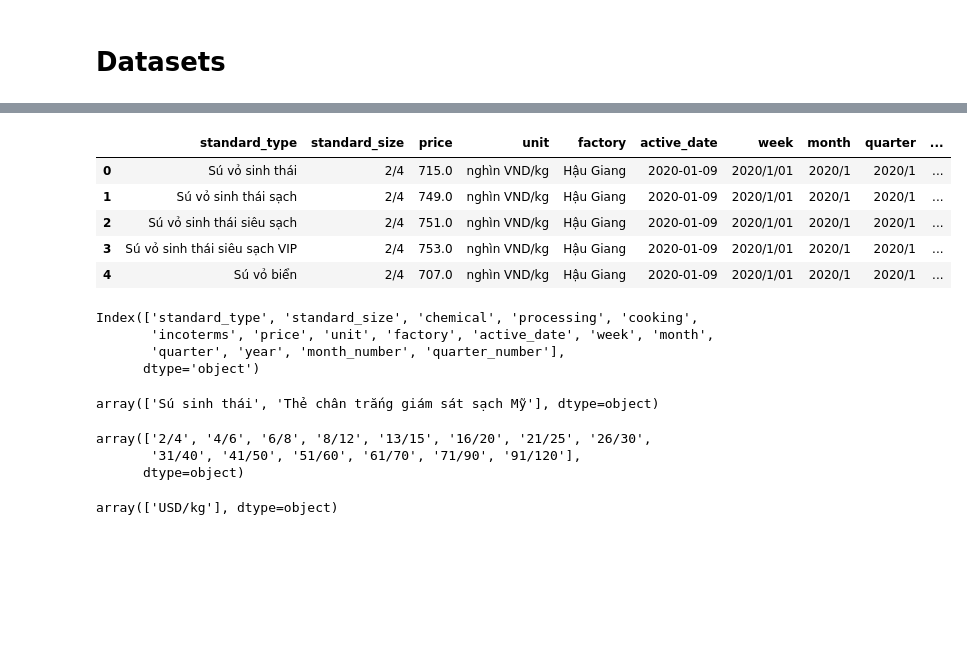
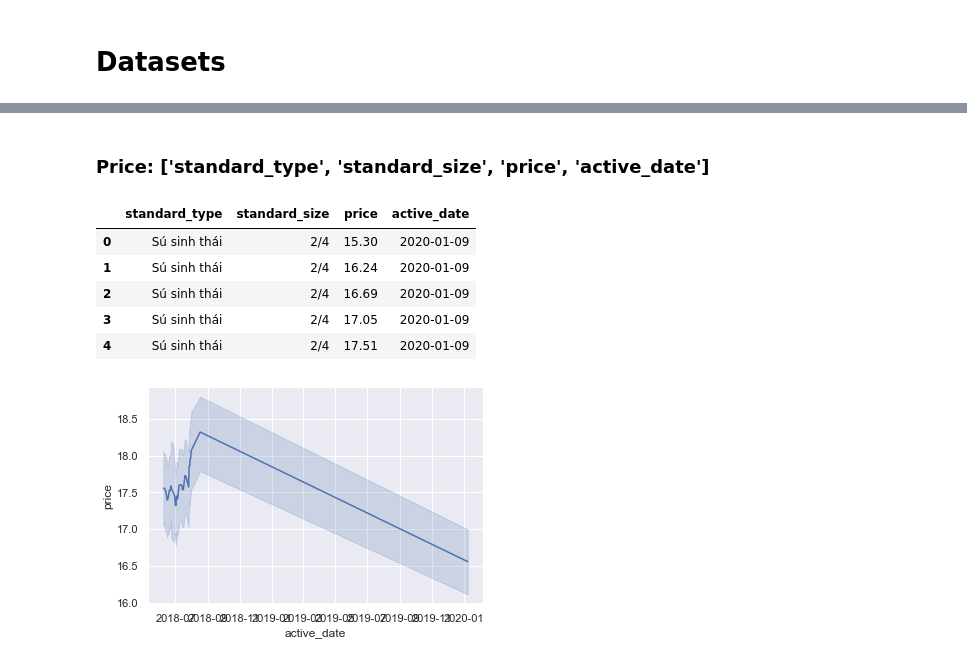
Before and after one commit to tvlongams/VizProjects, a Jupyter notebook: prediction.ipynb, the cells around one changed output, grey strips where cells are left out. Drawn from its saved outputs; the diff is of its cells as text; code cells hidden in the pictures; blank space fills up the shorter version.

```diff
--- a/prediction.ipynb
+++ b/prediction.ipynb
@@ -60,0 +49,7 @@ df.head()
+# %%
+dfp_cost=datasets['hungpq_mp_cost_price']
+dfp_material=datasets['hungpq_mp_material_price']
+dfp_product=datasets['hungpq_mp_product_price']
+dfp_ring=datasets['hungpq_mp_product_price_ring']
+dfm_order=datasets['hungpq_mp_material_quantity_order']
+dfm_purchase=datasets['hungpq_mp_material_quantity_purchase']
@@ -60,0 +58,5 @@ df.head()
+# %%
+#dfp_cost.head(2) # datasets['hungpq_mp_cost_price']
+#dfp_cost=dfp_cost[dfp_cost.columns[:10]]
+dfp_cost=dfp_cost[['standard_type', 'standard_size', 'price', 'active_date']]
+#dfp_cost.head(2) #dfp_costs: s tandard_type, standard_size, price (USD/kg), active_date
@@ -60,0 +85,2 @@ df.head()
+# %% [markdown]
+### Price: ['standard_type', 'standard_size', 'price', 'active_date']
@@ -61,30 +90,19 @@ df.head()
+# %%
+list_type=list(dfp_cost['standard_type'].unique())
+list_size=list(dfp_cost['standard_size'].unique())
+# %%
+dfp_cost_type_size=dfp_cost[(dfp_cost['standard_type']==list_type[0])&(dfp_cost['standard_size']==list_size[0])]
+dfp_cost_type=dfp_cost[dfp_cost['standard_type']==list_type[0]]
 # %%
-df.head()
+dfp_cost_type.head()
 # %% [output]
-|  | standard_type | standard_size | price | unit | factory | active_date | week | month | quarter | ... |
-| 0 | Sú vỏ sinh thái | 2/4 | 715.0 | nghìn VND/kg | Hậu Giang | 2020-01-09 | 2020/1/01 | 2020/1 | 2020/1 | ... |
-| 1 | Sú vỏ sinh thái sạch | 2/4 | 749.0 | nghìn VND/kg | Hậu Giang | 2020-01-09 | 2020/1/01 | 2020/1 | 2020/1 | ... |
-| 2 | Sú vỏ sinh thái siêu sạch | 2/4 | 751.0 | nghìn VND/kg | Hậu Giang | 2020-01-09 | 2020/1/01 | 2020/1 | 2020/1 | ... |
-| 3 | Sú vỏ sinh thái siêu sạch VIP | 2/4 | 753.0 | nghìn VND/kg | Hậu Giang | 2020-01-09 | 2020/1/01 | 2020/1 | 2020/1 | ... |
-| 4 | Sú vỏ biển | 2/4 | 707.0 | nghìn VND/kg | Hậu Giang | 2020-01-09 | 2020/1/01 | 2020/1 | 2020/1 | ... |
+|  | standard_type | standard_size | price | active_date |
+| 0 | Sú sinh thái | 2/4 | 15.30 | 2020-01-09 |
+| 1 | Sú sinh thái | 2/4 | 16.24 | 2020-01-09 |
+| 2 | Sú sinh thái | 2/4 | 16.69 | 2020-01-09 |
+| 3 | Sú sinh thái | 2/4 | 17.05 | 2020-01-09 |
+| 4 | Sú sinh thái | 2/4 | 17.51 | 2020-01-09 |
-# %%
-df.columns
-# %% [output]
-Index(['standard_type', 'standard_size', 'chemical', 'processing', 'cooking',
-       'incoterms', 'price', 'unit', 'factory', 'active_date', 'week', 'month',
-       'quarter', 'year', 'month_number', 'quarter_number'],
-      dtype='object')
-# %%
-df['standard_type'].unique()
-# %% [output]
-array(['Sú sinh thái', 'Thẻ chân trắng giám sát sạch Mỹ'], dtype=object)
-# %%
-df['standard_size'].unique()
-# %% [output]
-array(['2/4', '4/6', '6/8', '8/12', '13/15', '16/20', '21/25', '26/30',
-       '31/40', '41/50', '51/60', '61/70', '71/90', '91/120'],
-      dtype=object)
-# %%
-df['unit'].unique()
-# %% [output]
-array(['USD/kg'], dtype=object)
+# %%
+ax = sns.lineplot(x="active_date", y="price", markers=True,data=dfp_cost_type_size)
+# %% [output]
+[figure, added]
```
Also changed, not shown: parts of 19 cells of this notebook.
